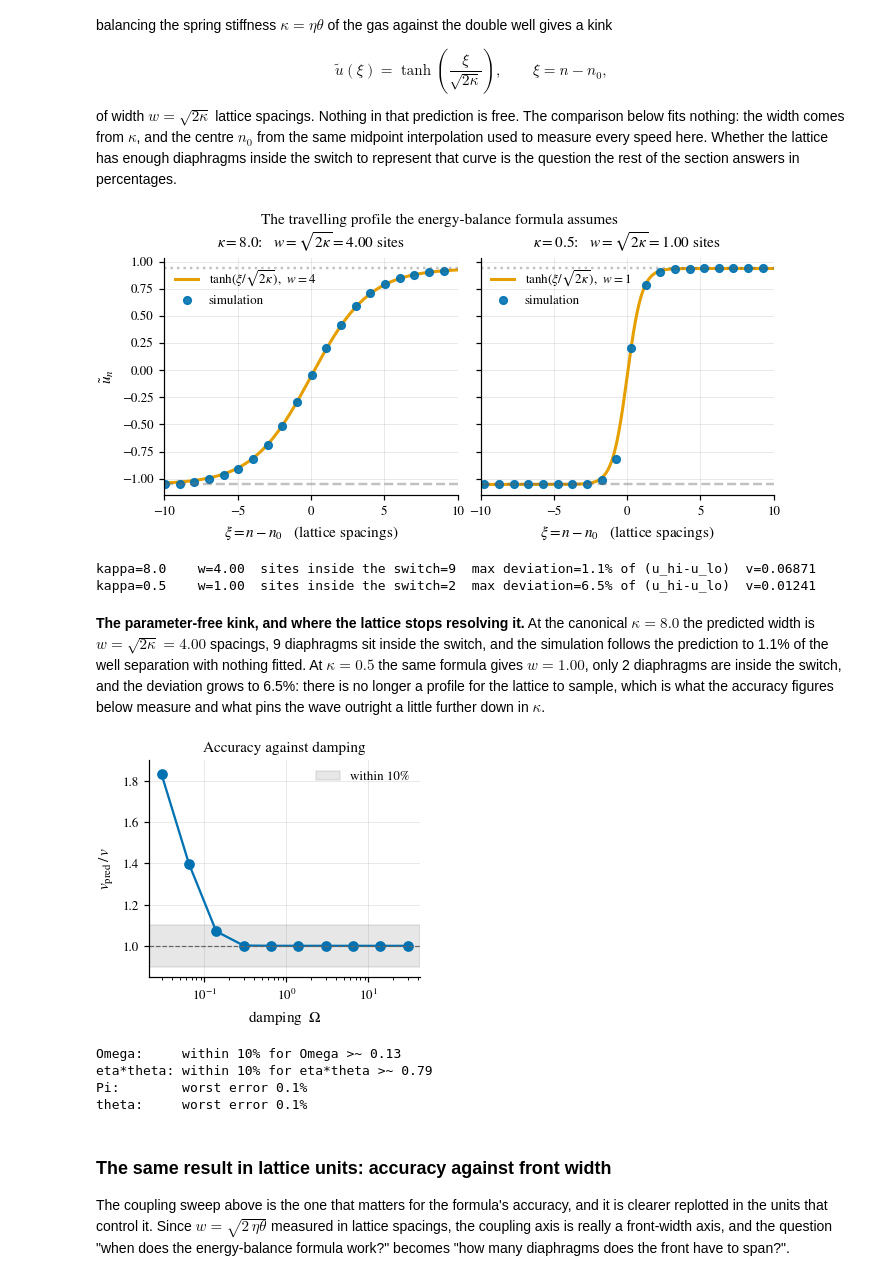
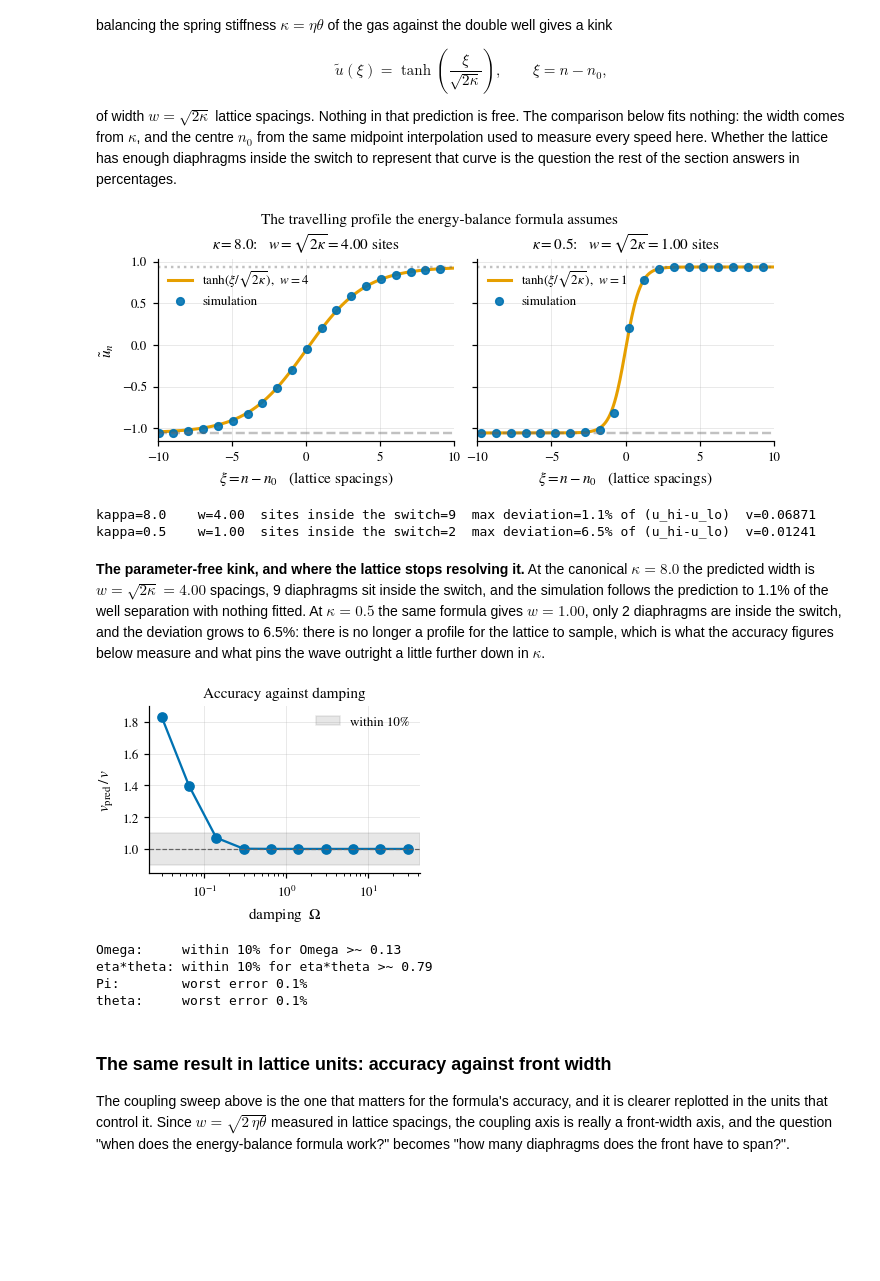
Before and after one commit to Stephang217/1D_Diaghphragms_Fluid_Model, a Jupyter notebook: dimensionless_model.ipynb, the cells around one changed output. Cells and saved outputs as stored; diff of their text form; code cells hidden in the pictures; blank space fills up the shorter version.

```diff
--- a/dimensionless_model.ipynb
+++ b/dimensionless_model.ipynb
@@ -694,7 +694,7 @@ section answers in percentages.
 CASES = [(8.0, 200, 150.0, 200),      # kappa, N, T, save_every  -- canonical, w = 4
          (0.5, 120, 3000.0, 2000)]    # narrow: w = 1, still above the pinning threshold
 
-fig, axes = plt.subplots(1, 2, figsize=two_panel(3.1), sharey=True)
+fig, axes = plt.subplots(1, 2, figsize=two_panel(2.6), sharey=True)
 rows_A = []
 for ax, (kap, N_a, T_a, sav_a) in zip(axes, CASES):
     r = run(kap/theta, theta, Pi, Omega, N=N_a, T=T_a, save_every=sav_a)
@@ -726,34 +726,34 @@ for ax, (kap, N_a, T_a, sav_a) in zip(axes, CASES):
     ax.set_xlabel(r'$\xi = n - n_0$   (lattice spacings)')
     ax.set_title(rf'$\kappa = {kap}$:   $w = \sqrt{{2\kappa}} = {w:.2f}$ sites')
     ax.grid(True, alpha=0.3)
     ax.legend(loc='upper left')
     # No annotation on the figure. The site count is in the caption, and the max
     # deviation was inviting a comparison with the speed-ratio errors of the next
     # figure, which are a different quantity measured a different way.
     rows_A.append((kap, w, inside, 100*dev, r['speed']))
 
 axes[0].set_ylabel(r'$\tilde u_n$')
 plt.suptitle('The travelling profile the energy-balance formula assumes')
 save(fig, 'tanh_profile_overlay')
 plt.show()
 
 for kap, w, inside, dev, sp in rows_A:
     print(f"kappa={kap:<5}  w={w:.2f}  sites inside the switch={inside}  "
           f"max deviation={dev:.1f}% of (u_hi-u_lo)  v={sp:.5f}")
 
 display(Markdown(f"""
 **The parameter-free kink, and where the lattice stops resolving it.** At the canonical
 $\\kappa = {rows_A[0][0]}$ the predicted width is $w = \\sqrt{{2\\kappa}} = {rows_A[0][1]:.2f}$
 spacings, {rows_A[0][2]} diaphragms sit inside the switch, and the simulation follows the
 prediction to {rows_A[0][3]:.1f}% of the well separation with nothing fitted. At
 $\\kappa = {rows_A[1][0]}$ the same formula gives $w = {rows_A[1][1]:.2f}$, only
 {rows_A[1][2]} diaphragms are inside the switch, and the deviation grows to
 {rows_A[1][3]:.1f}%: there is no longer a profile for the lattice to sample, which is
 what the accuracy figures below measure and what pins the wave outright a little further
 down in $\\kappa$.
 """))
 # %% [output]
-[figure, old version]
+[figure, new version]
 kappa=8.0    w=4.00  sites inside the switch=9  max deviation=1.1% of (u_hi-u_lo)  v=0.06871
 kappa=0.5    w=1.00  sites inside the switch=2  max deviation=6.5% of (u_hi-u_lo)  v=0.01241
 
@@ -841,7 +841,7 @@ else:
 # showing both would be showing one result twice. The drive and theta sweeps are
 # flat to 0.1% across their whole ranges; that is a number, not a picture, and it
 # is quoted in the text instead.
-fig, ax = plt.subplots(figsize=half(2.7))
+fig, ax = plt.subplots(figsize=half(2.25))
 ax.axhspan(0.9, 1.1, color=C.band, alpha=0.15, label='within 10%')
 ax.plot(Om_vals, r_Om, 'o-', color=C.data, lw=1.5, ms=6)
 ax.axhline(1.0, color=C.ref, lw=0.8, ls='--')
@@ -868,7 +868,7 @@ print(f"eta*theta: within 10% for eta*theta >~ {threshold(et_vals, r_et):.2f}")
 print(f"Pi:        worst error {100*np.nanmax(np.abs(np.asarray(r_Pi)-1)):.1f}%")
 print(f"theta:     worst error {100*np.nanmax(np.abs(np.asarray(r_th)-1)):.1f}%")
 # %% [output]
-[figure, old version]
+[figure, new version]
 Omega:     within 10% for Omega >~ 0.13
 eta*theta: within 10% for eta*theta >~ 0.79
 Pi:        worst error 0.1%
```
Also changed, not shown: parts of 3 cells of this notebook, 11 other files.
